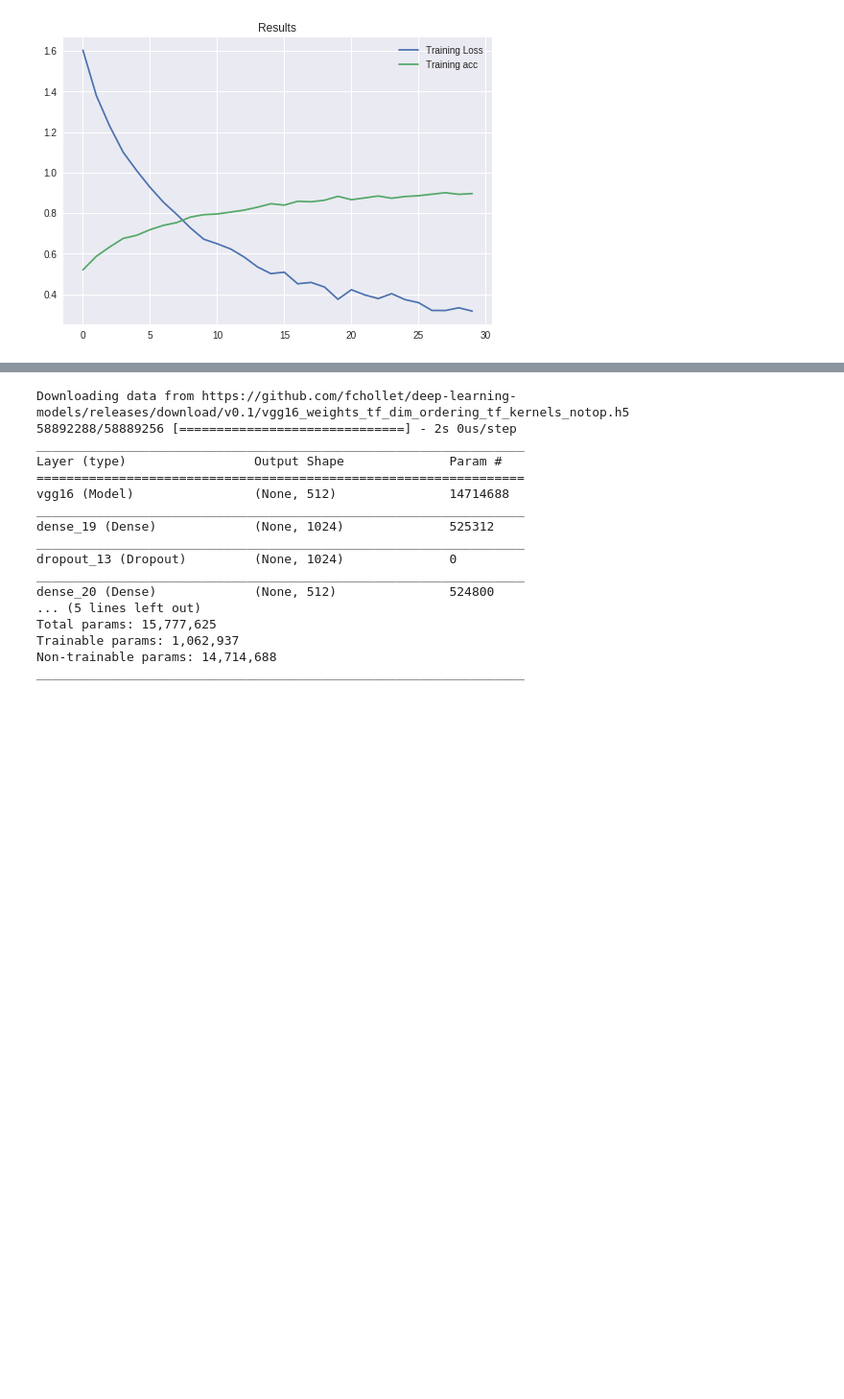
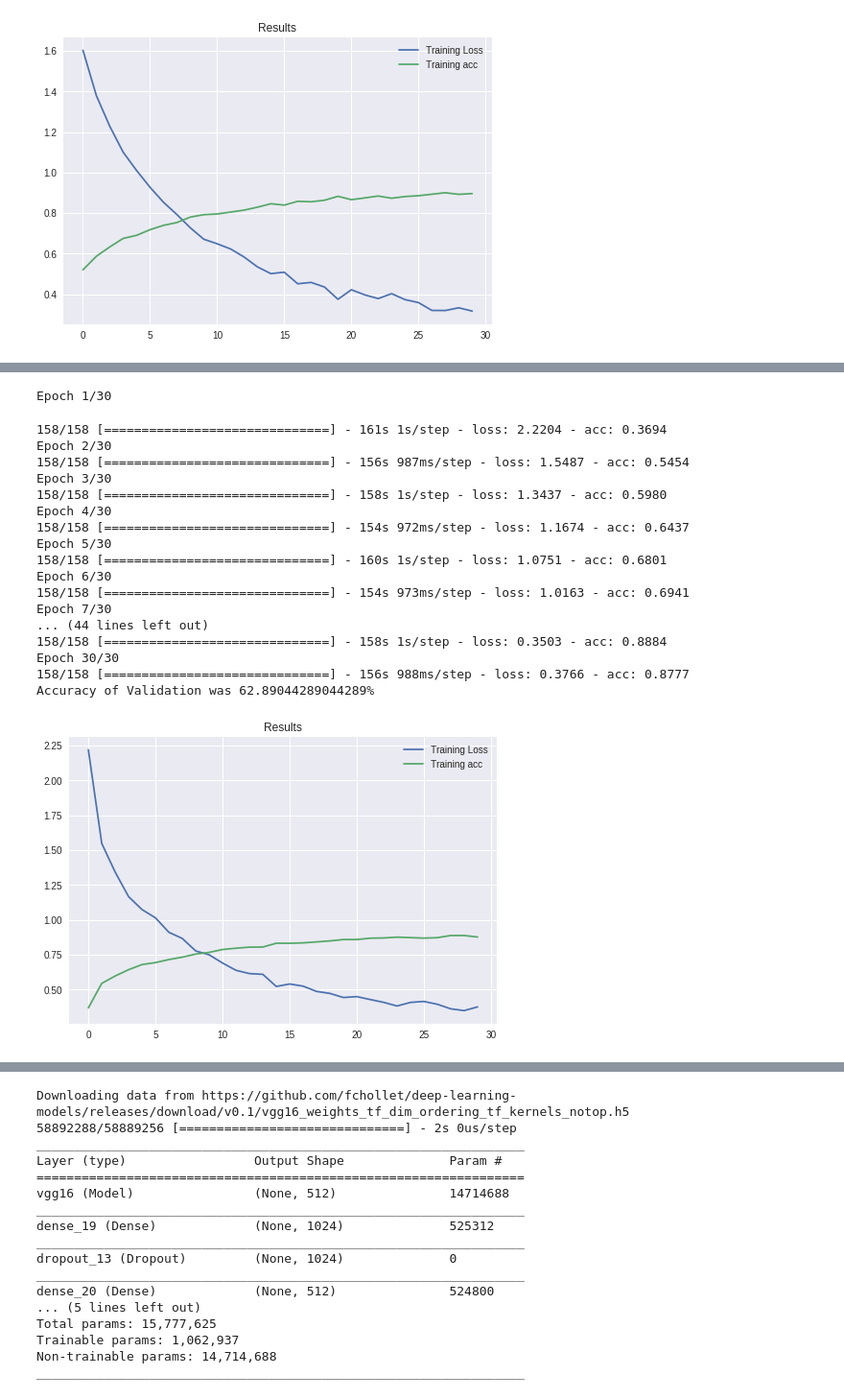
Before and after one commit to Younes-Charfaoui/Picnic-Hackathon, a Jupyter notebook: Picnic_Hackathon.ipynb, the cells around one changed output, grey strips where cells are left out. Shown at 96% size. Saved outputs shown, nothing was run; the diff lists cells and outputs as text; code cells hidden in the pictures; blank space fills up the shorter version.

```diff
--- a/Picnic_Hackathon.ipynb
+++ b/Picnic_Hackathon.ipynb
@@ -373,5 +357,4 @@ model = make_model('resnet', pool= 'max')
 train_model(model , 5)
 # %%
 model = make_model('mobilenet', freeze = True)
-train_model_fast(model , 5)
 # %% [output]
@@ -409 +378,23 @@ Accuracy of Validation was 51.37420719866185%
+# %%
+train_model_fast(model, 30)
+# %% [output]
+Epoch 1/30
+158/158 [==============================] - 161s 1s/step - loss: 2.2204 - acc: 0.3694
+Epoch 2/30
+158/158 [==============================] - 156s 987ms/step - loss: 1.5487 - acc: 0.5454
+Epoch 3/30
+158/158 [==============================] - 158s 1s/step - loss: 1.3437 - acc: 0.5980
+Epoch 4/30
+158/158 [==============================] - 154s 972ms/step - loss: 1.1674 - acc: 0.6437
+Epoch 5/30
+158/158 [==============================] - 160s 1s/step - loss: 1.0751 - acc: 0.6801
+Epoch 6/30
+158/158 [==============================] - 154s 973ms/step - loss: 1.0163 - acc: 0.6941
+Epoch 7/30
+... (44 lines left out)
+158/158 [==============================] - 158s 1s/step - loss: 0.3503 - acc: 0.8884
+Epoch 30/30
+158/158 [==============================] - 156s 988ms/step - loss: 0.3766 - acc: 0.8777
+Accuracy of Validation was 62.89044289044289%
+[figure, added]
 # %%
```
Also changed, not shown: parts of 18 cells of this notebook.
